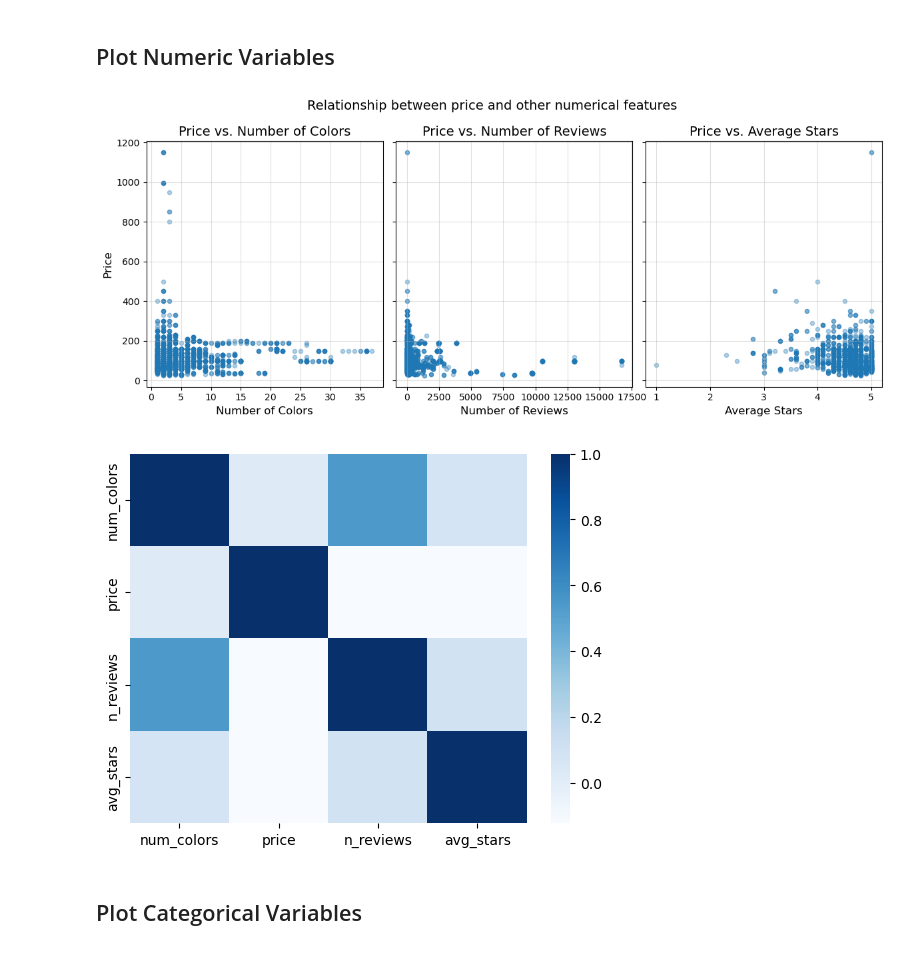
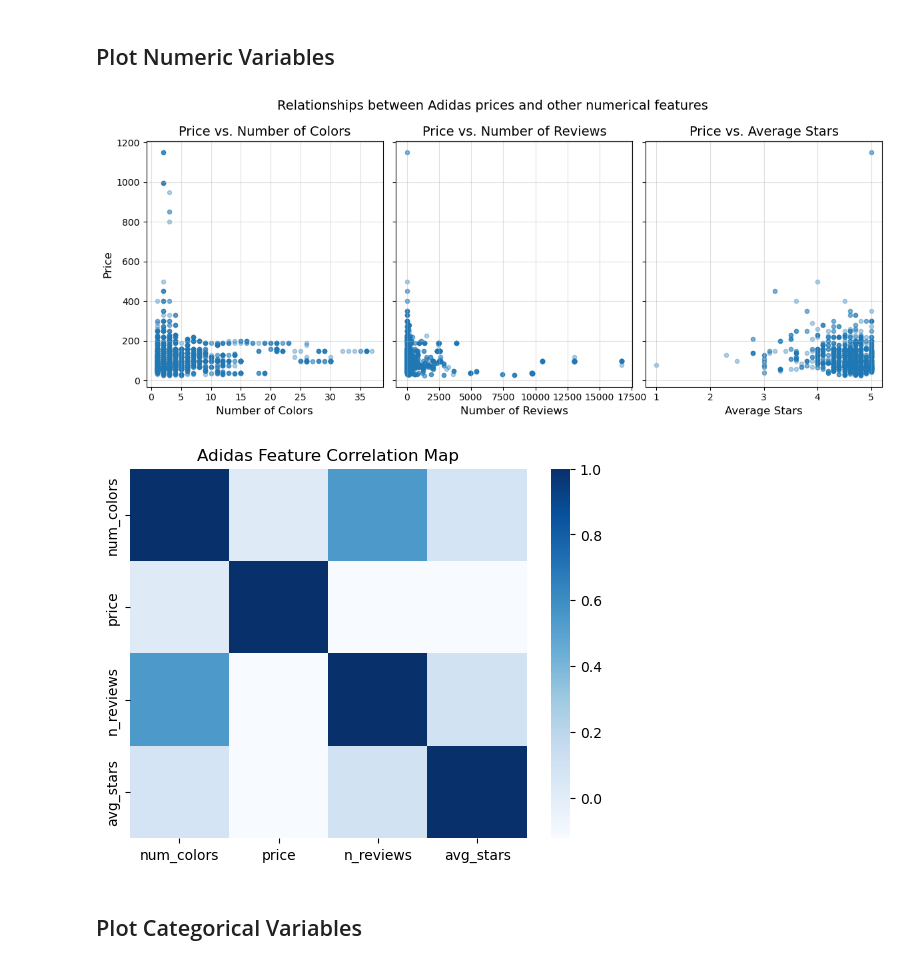
Before and after one commit to jasonkyungkim/nike_adidas_shoes, a Jupyter notebook: adidas_eda.ipynb, the cells around one changed output. Saved outputs shown, nothing was run; the diff lists cells and outputs as text; code cells hidden in the pictures.

```diff
--- a/adidas_eda.ipynb
+++ b/adidas_eda.ipynb
@@ -184,17 +184,18 @@ for i, (ax, col, title_vs, xlabel) in enumerate(
         fontsize = fontsize - 2)
     ax.grid(":", alpha=0.4)
 
-plt.suptitle("Relationship between price and other numerical features",
+plt.suptitle("Relationships between Adidas prices and other numerical features",
              fontsize = fontsize)
 plt.tight_layout()
 # %% [output]
-[figure, old version]
+[figure, new version]
 # %%
 cor = adidas.corr()
 sns.heatmap(cor, cmap = 'Blues')
+plt.title("Adidas Feature Correlation Map")
 plt.show()
 # %% [output]
-[figure, old version]
+[figure, new version]
 # %% [markdown]
 ## Plot Categorical Variables
 # %%
```
Also changed, not shown: parts of 3 cells of this notebook.
